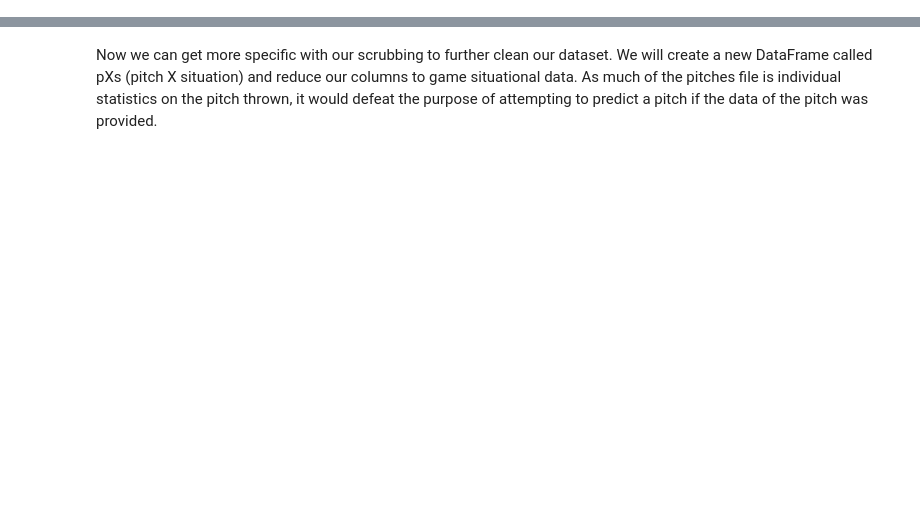
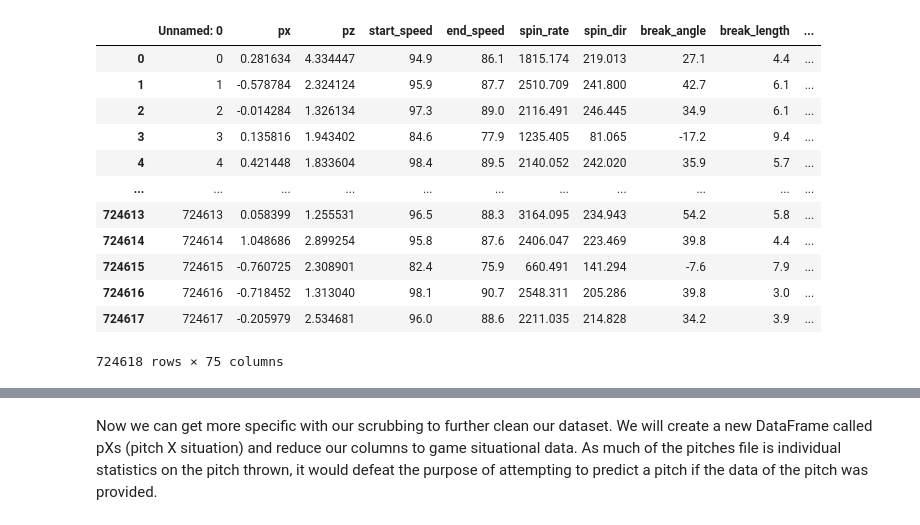
Before and after one commit to yshong211/mlb_ant, a Jupyter notebook: mlb_pitch_prediction.ipynb, the cells around one changed output, grey strips where cells are left out. Saved outputs shown, nothing was run; the diff lists cells and outputs as text; code cells hidden in the pictures; blank space fills up the shorter version.

```diff
--- a/mlb_pitch_prediction.ipynb
+++ b/mlb_pitch_prediction.ipynb
@@ -26,0 +52,16 @@ data['year'] = data1.values
+# %%
+pd.read_csv("data17.csv")
+# %% [output]
+|  | Unnamed: 0 | px | pz | start_speed | end_speed | spin_rate | spin_dir | break_angle | break_length | ... |
+| 0 | 0 | 0.281634 | 4.334447 | 94.9 | 86.1 | 1815.174 | 219.013 | 27.1 | 4.4 | ... |
+| 1 | 1 | -0.578784 | 2.324124 | 95.9 | 87.7 | 2510.709 | 241.800 | 42.7 | 6.1 | ... |
+| 2 | 2 | -0.014284 | 1.326134 | 97.3 | 89.0 | 2116.491 | 246.445 | 34.9 | 6.1 | ... |
+| 3 | 3 | 0.135816 | 1.943402 | 84.6 | 77.9 | 1235.405 | 81.065 | -17.2 | 9.4 | ... |
+| 4 | 4 | 0.421448 | 1.833604 | 98.4 | 89.5 | 2140.052 | 242.020 | 35.9 | 5.7 | ... |
+| ... | ... | ... | ... | ... | ... | ... | ... | ... | ... | ... |
+| 724613 | 724613 | 0.058399 | 1.255531 | 96.5 | 88.3 | 3164.095 | 234.943 | 54.2 | 5.8 | ... |
+| 724614 | 724614 | 1.048686 | 2.899254 | 95.8 | 87.6 | 2406.047 | 223.469 | 39.8 | 4.4 | ... |
+| 724615 | 724615 | -0.760725 | 2.308901 | 82.4 | 75.9 | 660.491 | 141.294 | -7.6 | 7.9 | ... |
+| 724616 | 724616 | -0.718452 | 1.313040 | 98.1 | 90.7 | 2548.311 | 205.286 | 39.8 | 3.0 | ... |
+| 724617 | 724617 | -0.205979 | 2.534681 | 96.0 | 88.6 | 2211.035 | 214.828 | 34.2 | 3.9 | ... |
+724618 rows × 75 columns
```
Also changed, not shown: parts of 34 cells of this notebook, 1 other file.
